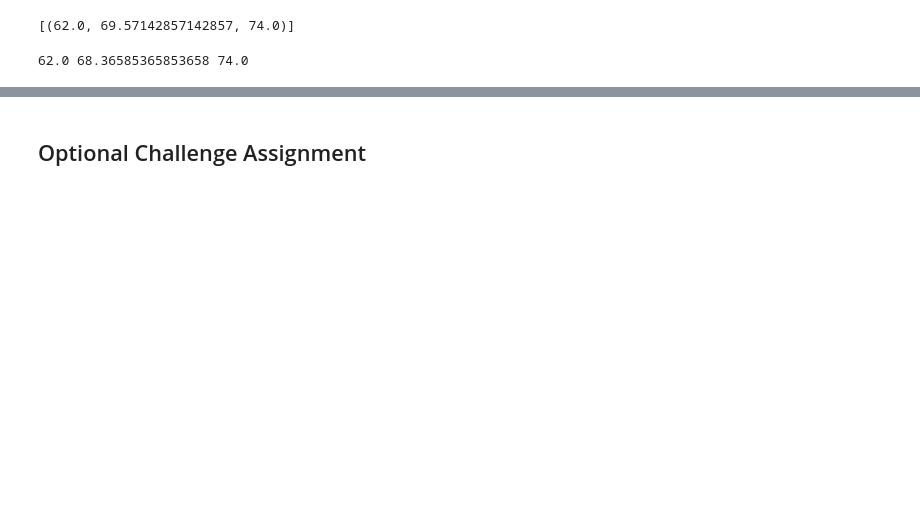
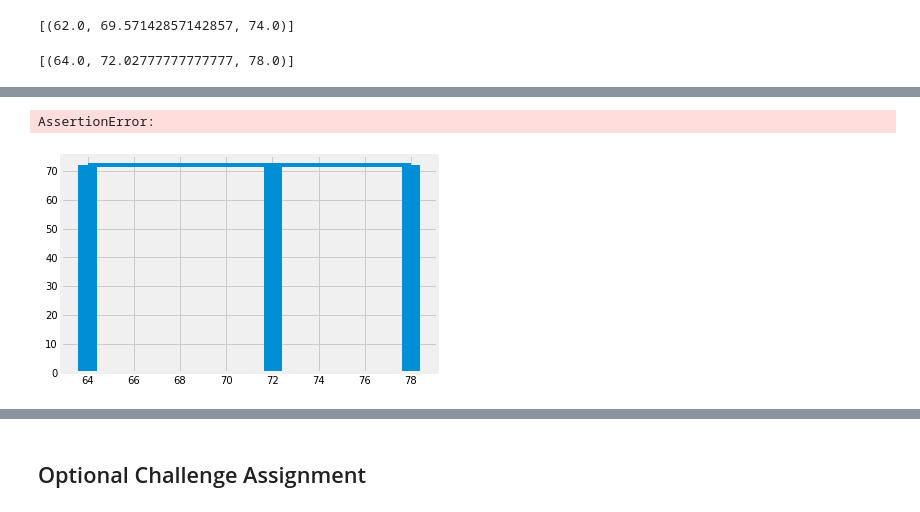
Before and after one commit to SharmaBhumi/sqlalchemy-challenge, a Jupyter notebook: climate_starter.ipynb, the cells around one changed output, grey strips where cells are left out. Cells and saved outputs as stored; diff of their text form; code cells hidden in the pictures; blank space fills up the shorter version.

```diff
--- a/climate_starter.ipynb
+++ b/climate_starter.ipynb
@@ -155,11 +216,22 @@ print(calc_temps('2012-02-28', '2012-03-05'))
 # %%
 # Use your previous function `calc_temps` to calculate the tmin, tavg, and tmax
 # for your trip using the previous year's data for those same dates.
+print(calc_temps('2017-02-28', '2017-03-05'))
 # %% [output]
-62.0 68.36585365853658 74.0
+[(64.0, 72.02777777777777, 78.0)]
 # %%
 # Plot the results from your previous query as a bar chart.
 # Use "Trip Avg Temp" as your Title
 # Use the average temperature for the y value
 # Use the peak-to-peak (tmax-tmin) value as the y error bar (yerr)
+tmin=64.0
+tavg=72.03
+tmax=78.0
+x=(64.0,72.03,78.0)
+y=(72.03)
+yerr=(tmax-tmin)
+plt.figure()
+plt.bar(x,y)
+plt.errorbar(x, y,  yerr=yerr)
+plt.title("Trip Avg Temp")
 # %% [output]
@@ -168,3 +238,5 @@ print(calc_temps('2012-02-28', '2012-03-05'))
+AssertionError:
+[figure, added]
 # %%
 # Calculate the total amount of rainfall per weather station for your trip dates using the previous year's matching dates.
 # Sort this in descending order by precipitation amount and list the station, name, latitude, longitude, and elevation
```
Also changed, not shown: parts of 15 cells of this notebook, 3 other files.
